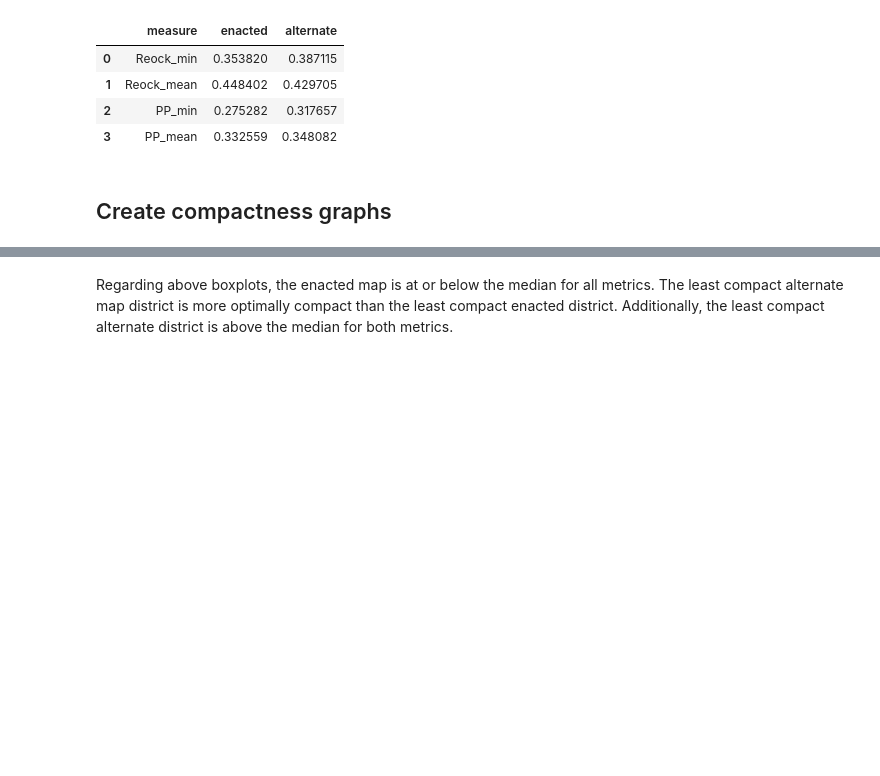
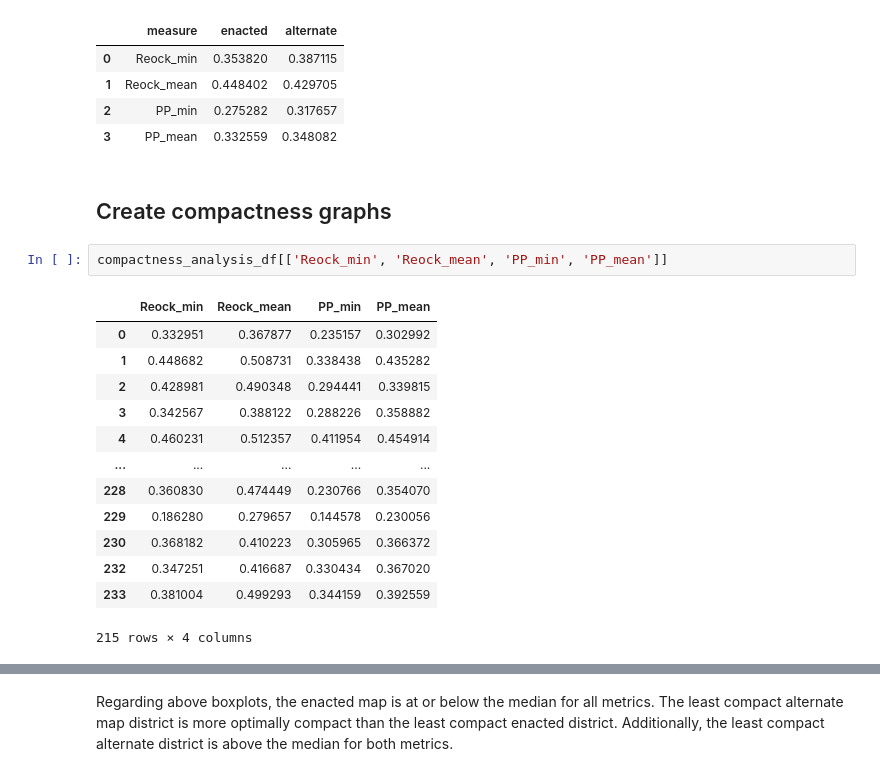
Before and after one commit to stefaniegwangphd/ia-redistricting, a Jupyter notebook: simulation_map_analysis.ipynb, the cells around one changed output, grey strips where cells are left out. Cells and saved outputs as stored; diff of their text form; blank space fills up the shorter version.

```diff
--- a/simulation_map_analysis.ipynb
+++ b/simulation_map_analysis.ipynb
@@ -226,3 +226,19 @@ maps_df
 | 3 | PP_mean | 0.332559 | 0.348082 |
 # %% [markdown]
 ## Create compactness graphs
+# %%
+compactness_analysis_df[['Reock_min', 'Reock_mean', 'PP_min', 'PP_mean']]
+# %% [output]
+|  | Reock_min | Reock_mean | PP_min | PP_mean |
+| 0 | 0.332951 | 0.367877 | 0.235157 | 0.302992 |
+| 1 | 0.448682 | 0.508731 | 0.338438 | 0.435282 |
+| 2 | 0.428981 | 0.490348 | 0.294441 | 0.339815 |
+| 3 | 0.342567 | 0.388122 | 0.288226 | 0.358882 |
+| 4 | 0.460231 | 0.512357 | 0.411954 | 0.454914 |
+| ... | ... | ... | ... | ... |
+| 228 | 0.360830 | 0.474449 | 0.230766 | 0.354070 |
+| 229 | 0.186280 | 0.279657 | 0.144578 | 0.230056 |
+| 230 | 0.368182 | 0.410223 | 0.305965 | 0.366372 |
+| 232 | 0.347251 | 0.416687 | 0.330434 | 0.367020 |
+| 233 | 0.381004 | 0.499293 | 0.344159 | 0.392559 |
+215 rows × 4 columns
```
Also changed, not shown: parts of 4 cells of this notebook, 3 other files.
